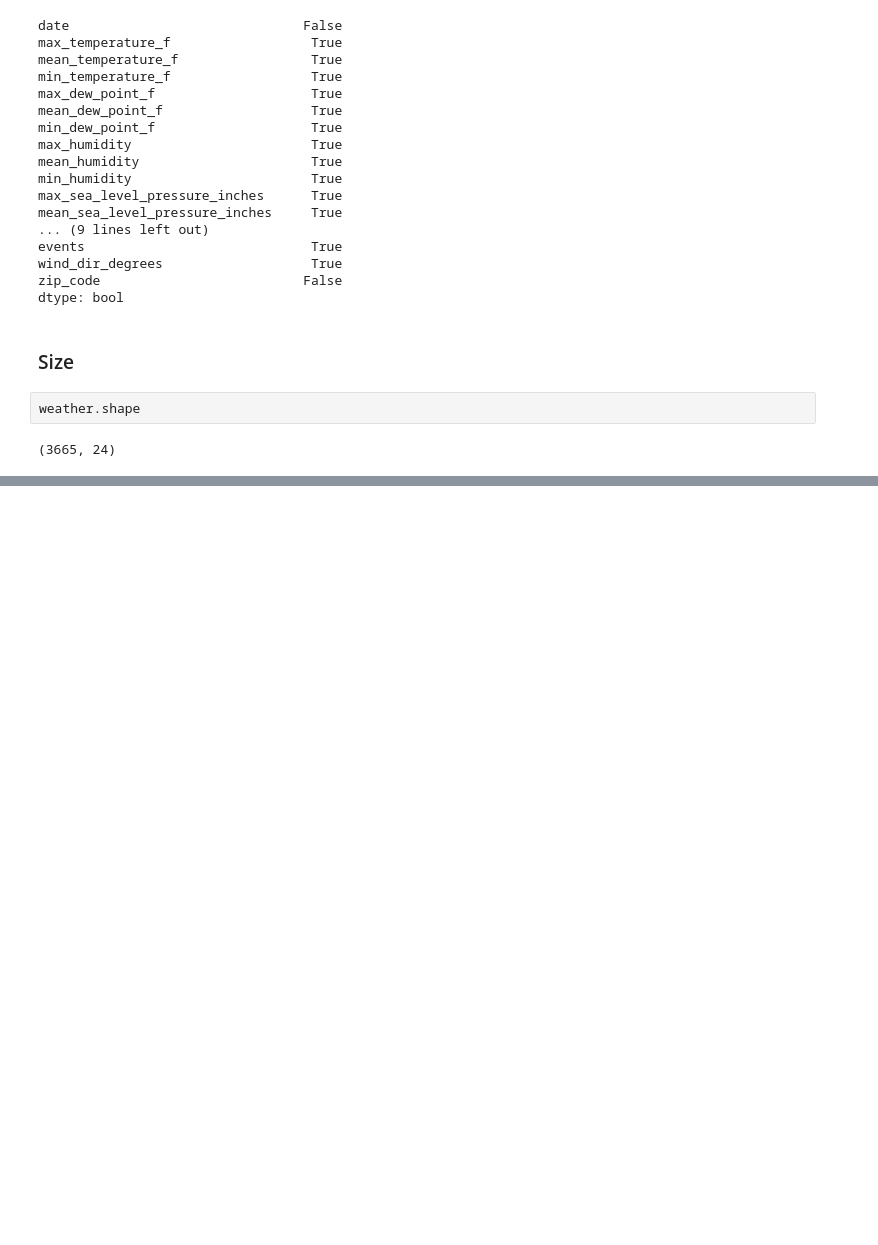
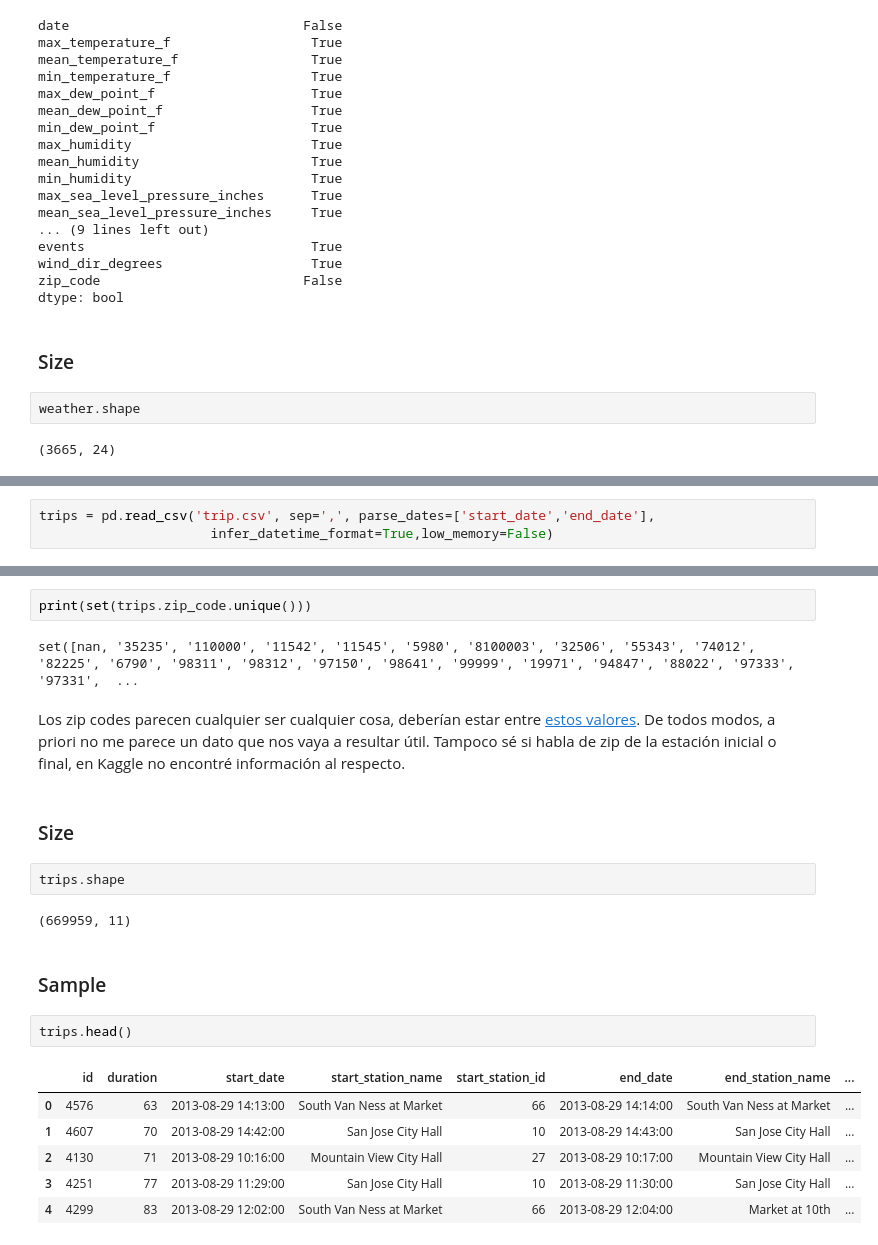
Before and after one commit to Azowyl/TP-Datos, a Jupyter notebook: Clean up data.ipynb, the cells around one changed output, grey strips where cells are left out. Cells and saved outputs as stored; diff of their text form; blank space fills up the shorter version.

Commit message:
Trips al cleanup

```diff
--- a/Clean up data.ipynb
+++ b/Clean up data.ipynb
@@ -156,0 +170,3 @@ weather.shape
+# %%
+trips = pd.read_csv('trip.csv', sep=',', parse_dates=['start_date','end_date'],
+                      infer_datetime_format=True,low_memory=False)
@@ -156,0 +209,23 @@ weather.shape
+# %%
+print(set(trips.zip_code.unique()))
+# %% [output]
+set([nan, '35235', '110000', '11542', '11545', '5980', '8100003', '32506', '55343', '74012', '82225', '6790', '98311', '98312', '97150', '98641', '99999', '19971', '94847', '88022', '97333', '97331',  ...
+# %% [markdown]
+Los zip codes parecen cualquier ser cualquier cosa, deberían estar entre [estos valores](http://www.city-data.com/zipmaps/San-Francisco-California.html). De todos modos, a priori no me parece un dato que nos vaya a resultar útil. Tampoco sé si habla de zip de la estación inicial o final, en Kaggle no encontré información al respecto.
+# %% [markdown]
+### Size
+# %%
+trips.shape
+# %% [output]
+(669959, 11)
+# %% [markdown]
+### Sample
+# %%
+trips.head()
+# %% [output]
+|  | id | duration | start_date | start_station_name | start_station_id | end_date | end_station_name | ... |
+| 0 | 4576 | 63 | 2013-08-29 14:13:00 | South Van Ness at Market | 66 | 2013-08-29 14:14:00 | South Van Ness at Market | ... |
+| 1 | 4607 | 70 | 2013-08-29 14:42:00 | San Jose City Hall | 10 | 2013-08-29 14:43:00 | San Jose City Hall | ... |
+| 2 | 4130 | 71 | 2013-08-29 10:16:00 | Mountain View City Hall | 27 | 2013-08-29 10:17:00 | Mountain View City Hall | ... |
+| 3 | 4251 | 77 | 2013-08-29 11:29:00 | San Jose City Hall | 10 | 2013-08-29 11:30:00 | San Jose City Hall | ... |
+| 4 | 4299 | 83 | 2013-08-29 12:02:00 | South Van Ness at Market | 66 | 2013-08-29 12:04:00 | Market at 10th | ... |
```
Also changed, not shown: parts of 10 cells of this notebook, 2 other files.
